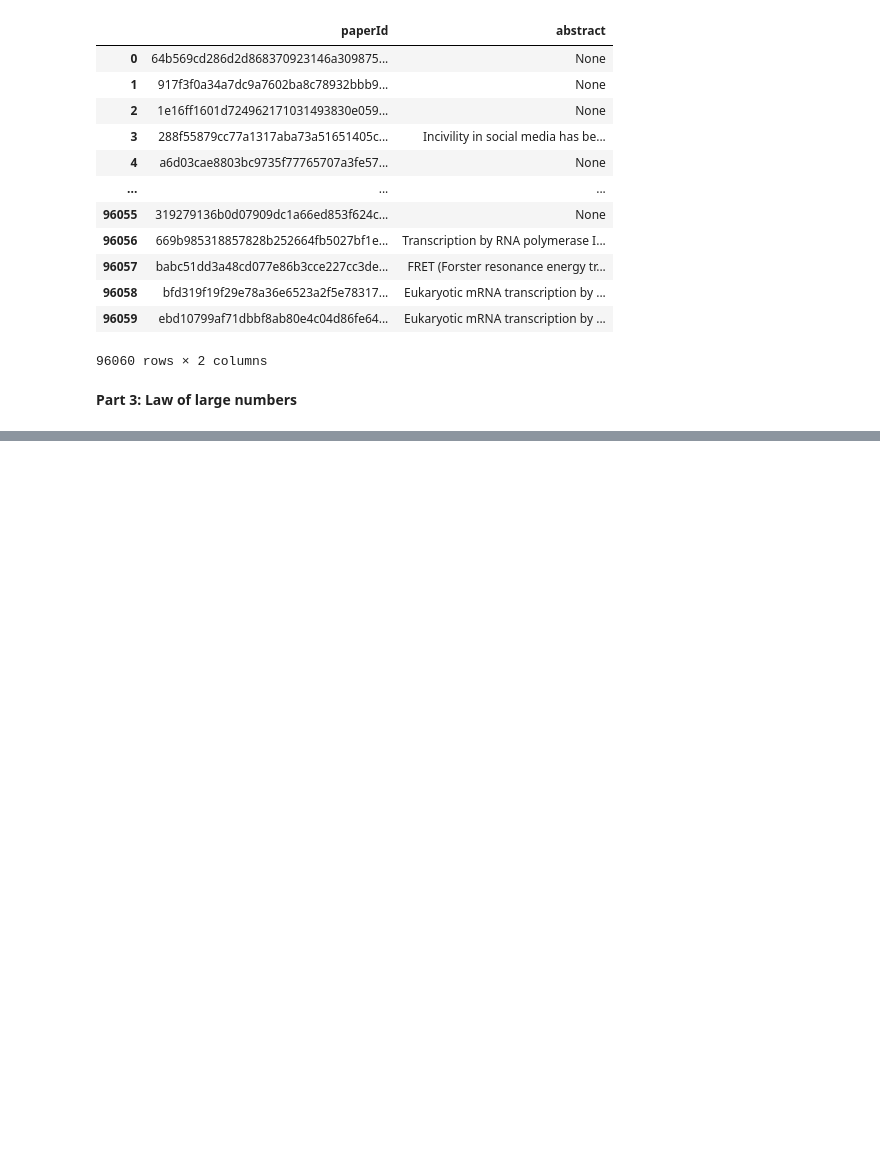
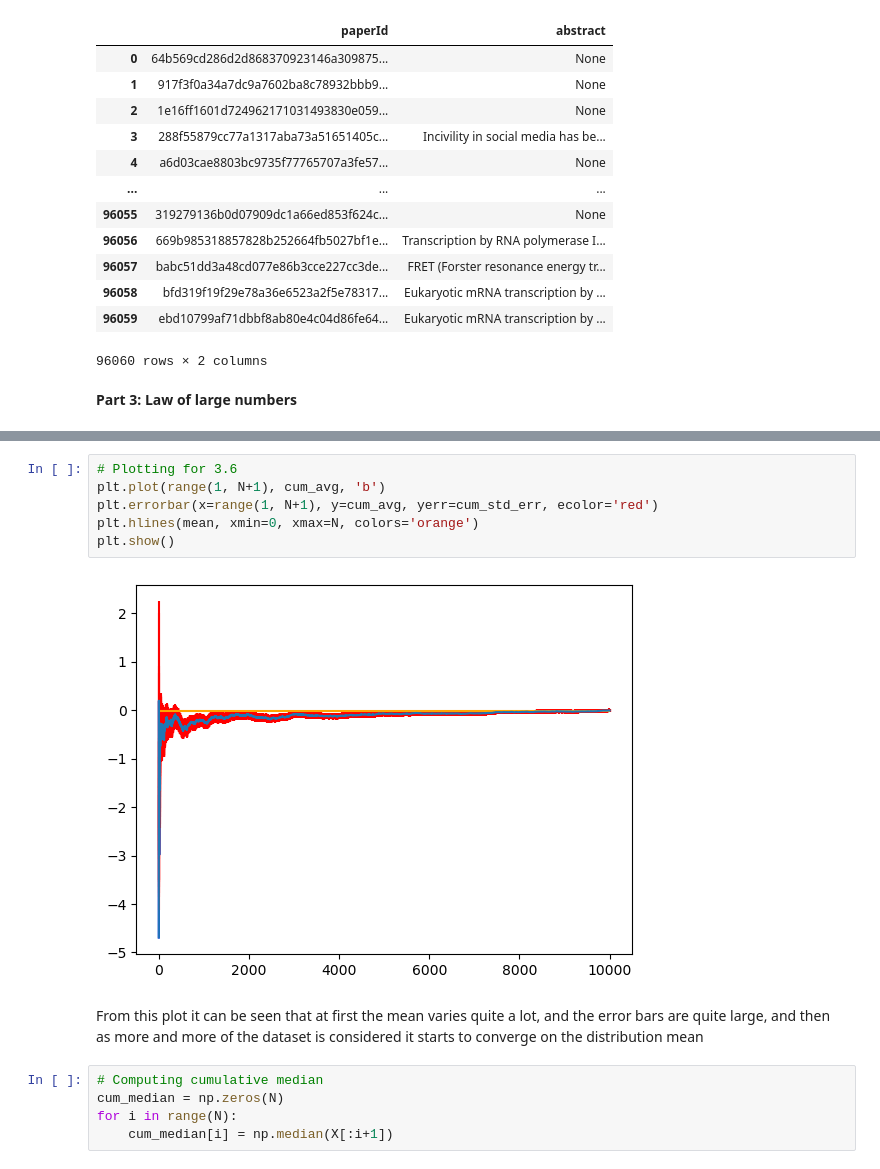
Before and after one commit to Dribo/02467_A_1, a Jupyter notebook: Assignment1.ipynb, the cells around one changed output, grey strips where cells are left out. Saved outputs shown, nothing was run; the diff lists cells and outputs as text; blank space fills up the shorter version.

```diff
--- a/Assignment1.ipynb
+++ b/Assignment1.ipynb
@@ -460,0 +388,15 @@ List of presnters without dublicates : 613
+# %%
+# Plotting for 3.6
+plt.plot(range(1, N+1), cum_avg, 'b')
+plt.errorbar(x=range(1, N+1), y=cum_avg, yerr=cum_std_err, ecolor='red')
+plt.hlines(mean, xmin=0, xmax=N, colors='orange')
+plt.show()
+# %% [output]
+[figure, added]
+# %% [markdown]
+From this plot it can be seen that at first the mean varies quite a lot, and the error bars are quite large, and then as more and more of the dataset is considered it starts to converge on the distribution mean
+# %%
+# Computing cumulative median
+cum_median = np.zeros(N)
+for i in range(N):
+    cum_median[i] = np.median(X[:i+1])
```
Also changed, not shown: parts of 25 cells of this notebook.
